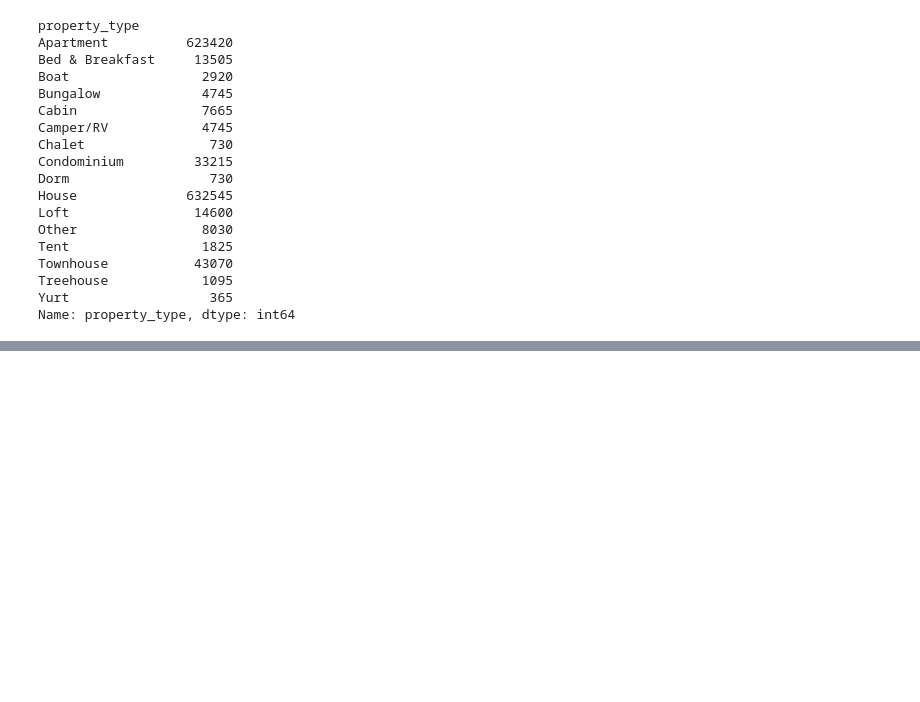
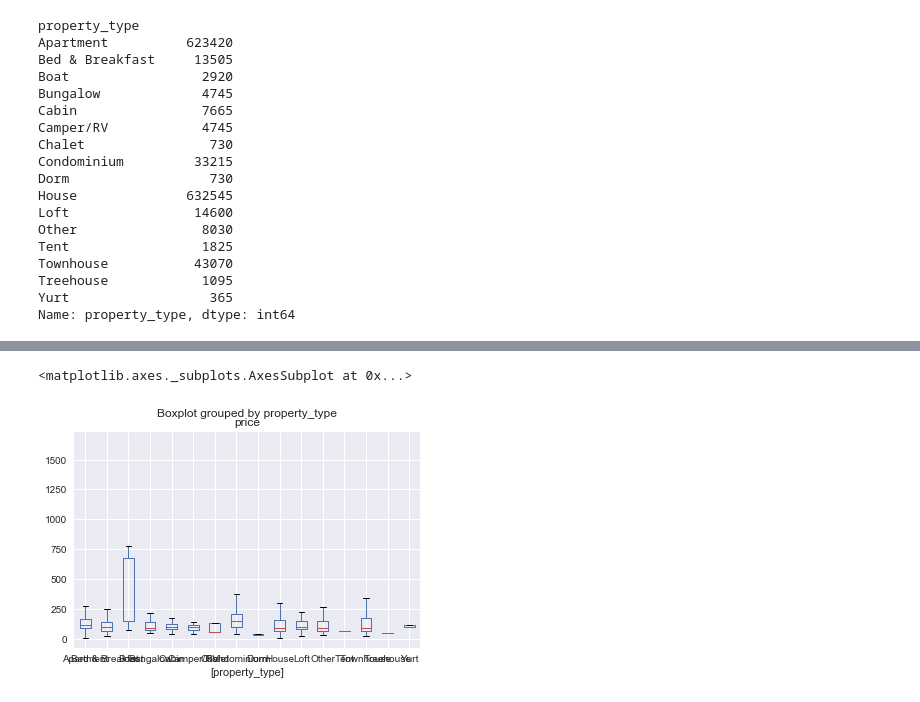
Before and after one commit to ShanshanJiang/Udacity_Project1, a Jupyter notebook: Project_1_Seattle.ipynb, the cells around one changed output, grey strips where cells are left out. Saved outputs shown, nothing was run; the diff lists cells and outputs as text; code cells hidden in the pictures; blank space fills up the shorter version.

```diff
--- a/Project_1_Seattle.ipynb
+++ b/Project_1_Seattle.ipynb
@@ -292,0 +331,5 @@ house_stats
+# %%
+df_house_interesting.boxplot(column=['price'], by=['property_type'])
+# %% [output]
+<matplotlib.axes._subplots.AxesSubplot at 0x...>
+[figure, added]
```
Also changed, not shown: parts of 6 cells of this notebook, 1 other file.
